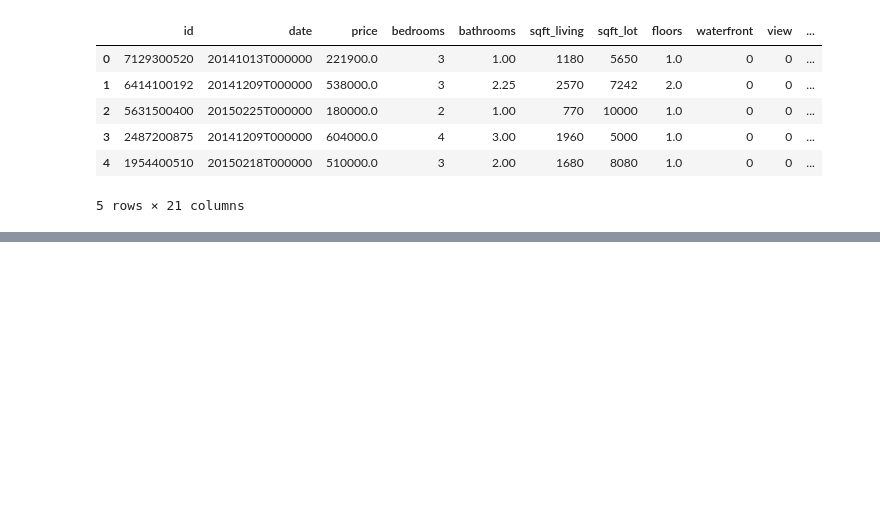
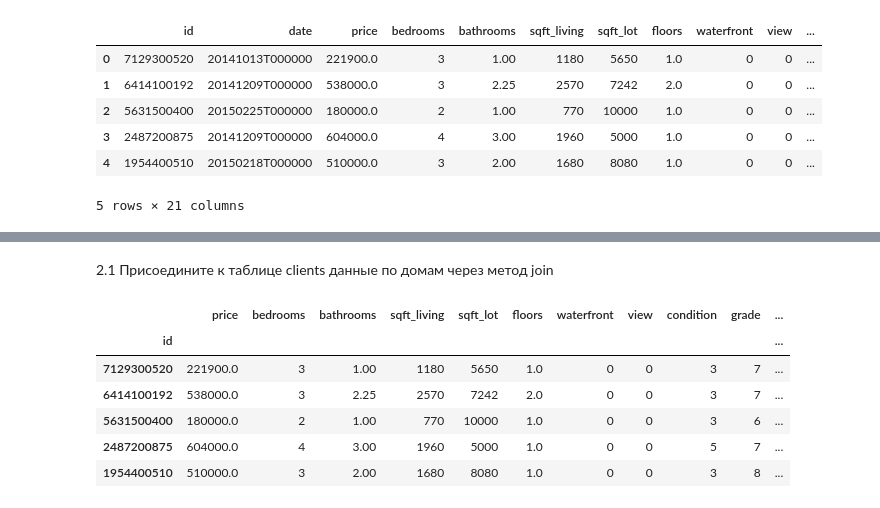
Before and after one commit to Starlightm/pythonTasksGB, a Jupyter notebook: 1.ipynb, the cells around one changed output, grey strips where cells are left out. Cells and saved outputs as stored; diff of their text form; code cells hidden in the pictures; blank space fills up the shorter version.

```diff
--- a/1.ipynb
+++ b/1.ipynb
@@ -18,0 +22,3 @@ df.head(5)
+# %%
+df['delta_renovated'] = 0
+df.head()
@@ -18,0 +33,11 @@ df.head(5)
+# %%
+def check_yr_renovated(x):
+  if x > 0:
+    return 1
+  else:
+    return 0
+
+df['delta_renovated'] = df['yr_renovated'] - df['yr_built'].apply(check_yr_renovated)
+df.head()
+
+#   не работает
@@ -18,0 +54,4 @@ df.head(5)
+# %%
+df['year_of_sale', 'month_of_sale'] = 0
+
+df.head()
@@ -18,0 +68,4 @@ df.head(5)
+# %%
+
+df.drop(columns = ['date', 'zipcode', 'long', 'lat'], inplace=True)
+df.head()
@@ -18,0 +115,13 @@ df.head(5)
+# %% [markdown]
+2.1 Присоедините к таблице clients данные по домам через метод join
+# %%
+df_id = df.set_index('id')
+df_id.head()
+# %% [output]
+|  | price | bedrooms | bathrooms | sqft_living | sqft_lot | floors | waterfront | view | condition | grade | ... |
+| id |  |  |  |  |  |  |  |  |  |  | ... |
+| 7129300520 | 221900.0 | 3 | 1.00 | 1180 | 5650 | 1.0 | 0 | 0 | 3 | 7 | ... |
+| 6414100192 | 538000.0 | 3 | 2.25 | 2570 | 7242 | 2.0 | 0 | 0 | 3 | 7 | ... |
+| 5631500400 | 180000.0 | 2 | 1.00 | 770 | 10000 | 1.0 | 0 | 0 | 3 | 6 | ... |
+| 2487200875 | 604000.0 | 4 | 3.00 | 1960 | 5000 | 1.0 | 0 | 0 | 5 | 7 | ... |
+| 1954400510 | 510000.0 | 3 | 2.00 | 1680 | 8080 | 1.0 | 0 | 0 | 3 | 8 | ... |
```
Also changed, not shown: parts of 22 cells of this notebook, 1 other file.
